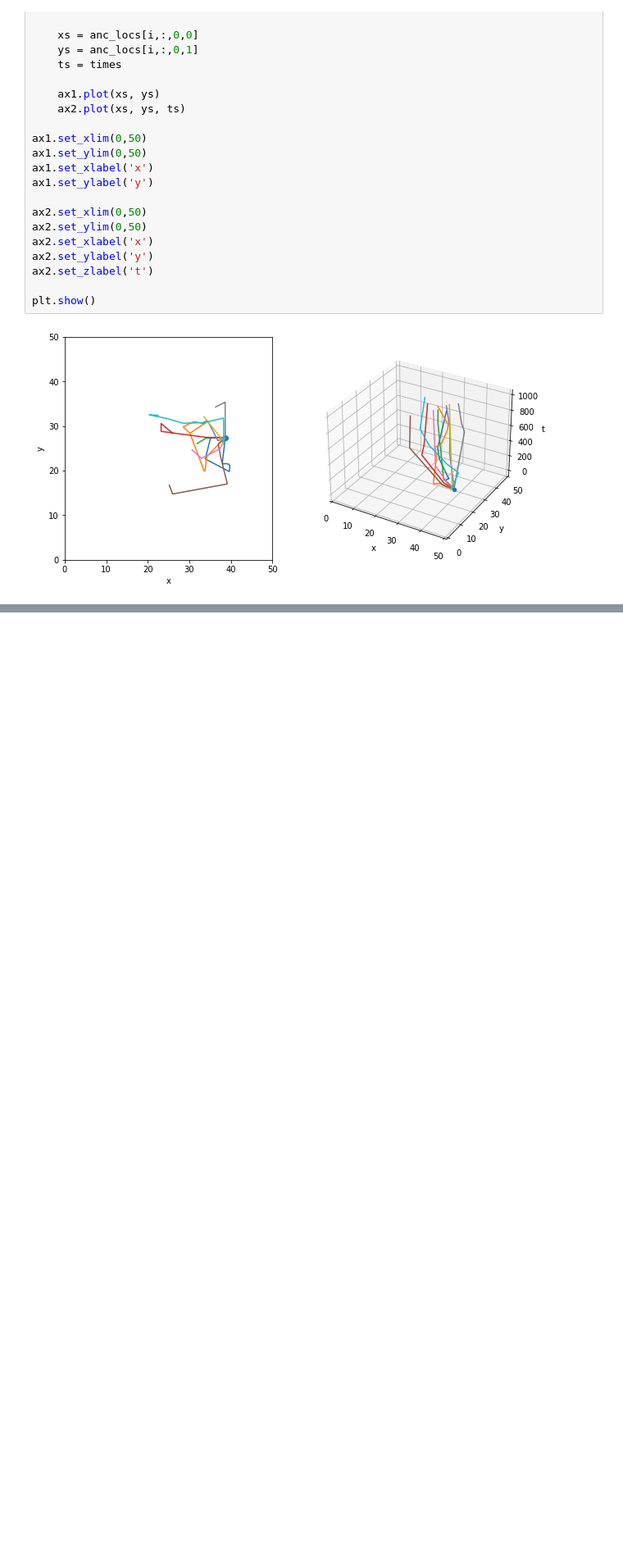
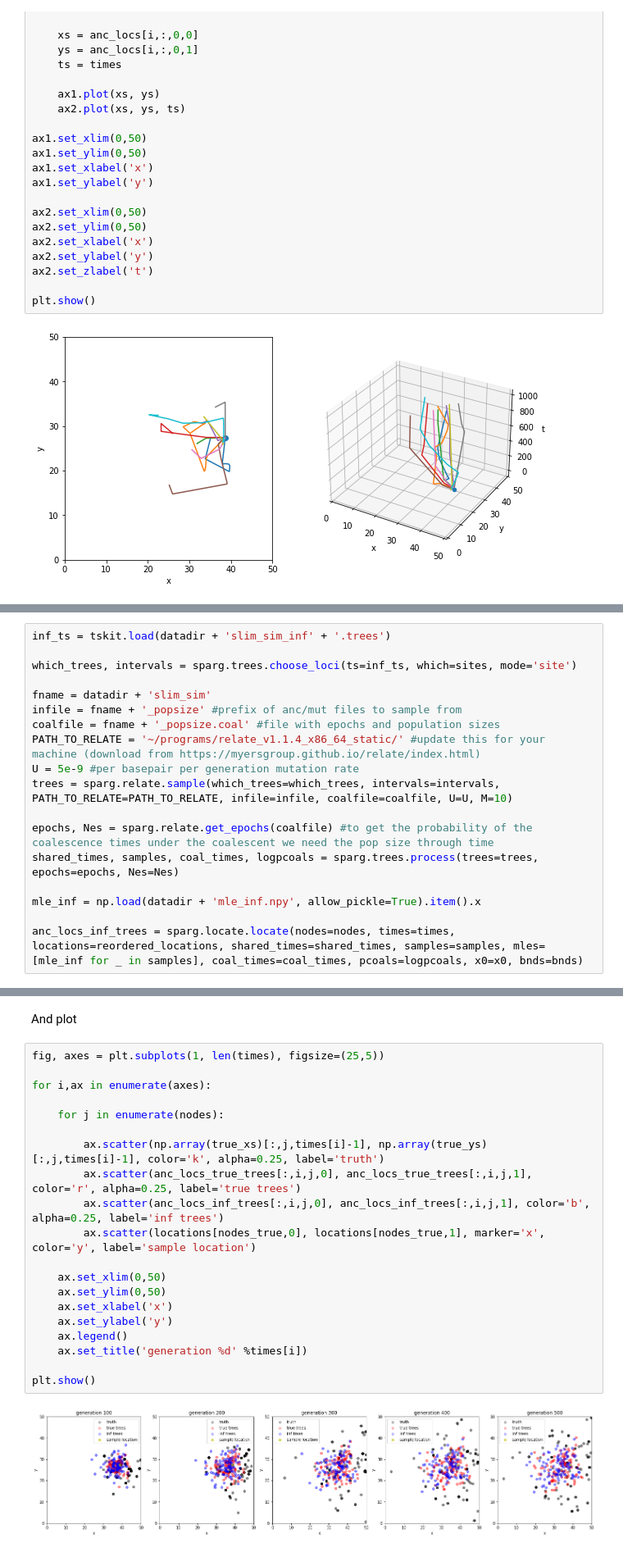
Before and after one commit to mmosmond/sparg, a Jupyter notebook: tutorial.ipynb, the cells around one changed output, grey strips where cells are left out. Shown: that part at 82% size. Saved outputs shown, nothing was run; the diff lists cells and outputs as text; blank space fills up the shorter version.

```diff
--- a/tutorial.ipynb
+++ b/tutorial.ipynb
@@ -719,0 +894,18 @@ plt.show()
+# %%
+inf_ts = tskit.load(datadir + 'slim_sim_inf' + '.trees')
+
+which_trees, intervals = sparg.trees.choose_loci(ts=inf_ts, which=sites, mode='site')
+
+fname = datadir + 'slim_sim'
+infile = fname + '_popsize' #prefix of anc/mut files to sample from
+coalfile = fname + '_popsize.coal' #file with epochs and population sizes
+PATH_TO_RELATE = '~/programs/relate_v1.1.4_x86_64_static/' #update this for your machine (download from https://myersgroup.github.io/relate/index.html)
+U = 5e-9 #per basepair per generation mutation rate
+trees = sparg.relate.sample(which_trees=which_trees, intervals=intervals, PATH_TO_RELATE=PATH_TO_RELATE, infile=infile, coalfile=coalfile, U=U, M=10)
+
+epochs, Nes = sparg.relate.get_epochs(coalfile) #to get the probability of the coalescence times under the coalescent we need the pop size through time
+shared_times, samples, coal_times, logpcoals = sparg.trees.process(trees=trees, epochs=epochs, Nes=Nes)
+
+mle_inf = np.load(datadir + 'mle_inf.npy', allow_pickle=True).item().x
+
+anc_locs_inf_trees = sparg.locate.locate(nodes=nodes, times=times, locations=reordered_locations, shared_times=shared_times, samples=samples, mles=[mle_inf for _ in samples], coal_times=coal_times, pcoals=logpcoals, x0=x0, bnds=bnds)
@@ -719,0 +967,24 @@ plt.show()
+# %% [markdown]
+And plot
+# %%
+fig, axes = plt.subplots(1, len(times), figsize=(25,5))
+
+for i,ax in enumerate(axes):
+
+    for j in enumerate(nodes):
+
+        ax.scatter(np.array(true_xs)[:,j,times[i]-1], np.array(true_ys)[:,j,times[i]-1], color='k', alpha=0.25, label='truth')
+        ax.scatter(anc_locs_true_trees[:,i,j,0], anc_locs_true_trees[:,i,j,1], color='r', alpha=0.25, label='true trees')
+        ax.scatter(anc_locs_inf_trees[:,i,j,0], anc_locs_inf_trees[:,i,j,1], color='b', alpha=0.25, label='inf trees')
+        ax.scatter(locations[nodes_true,0], locations[nodes_true,1], marker='x', color='y', label='sample location')
+
+    ax.set_xlim(0,50)
+    ax.set_ylim(0,50)
+    ax.set_xlabel('x')
+    ax.set_ylabel('y')
+    ax.legend()
+    ax.set_title('generation %d' %times[i])
+
+plt.show()
+# %% [output]
+[figure, added]
```
Also changed, not shown: parts of 21 cells of this notebook.
